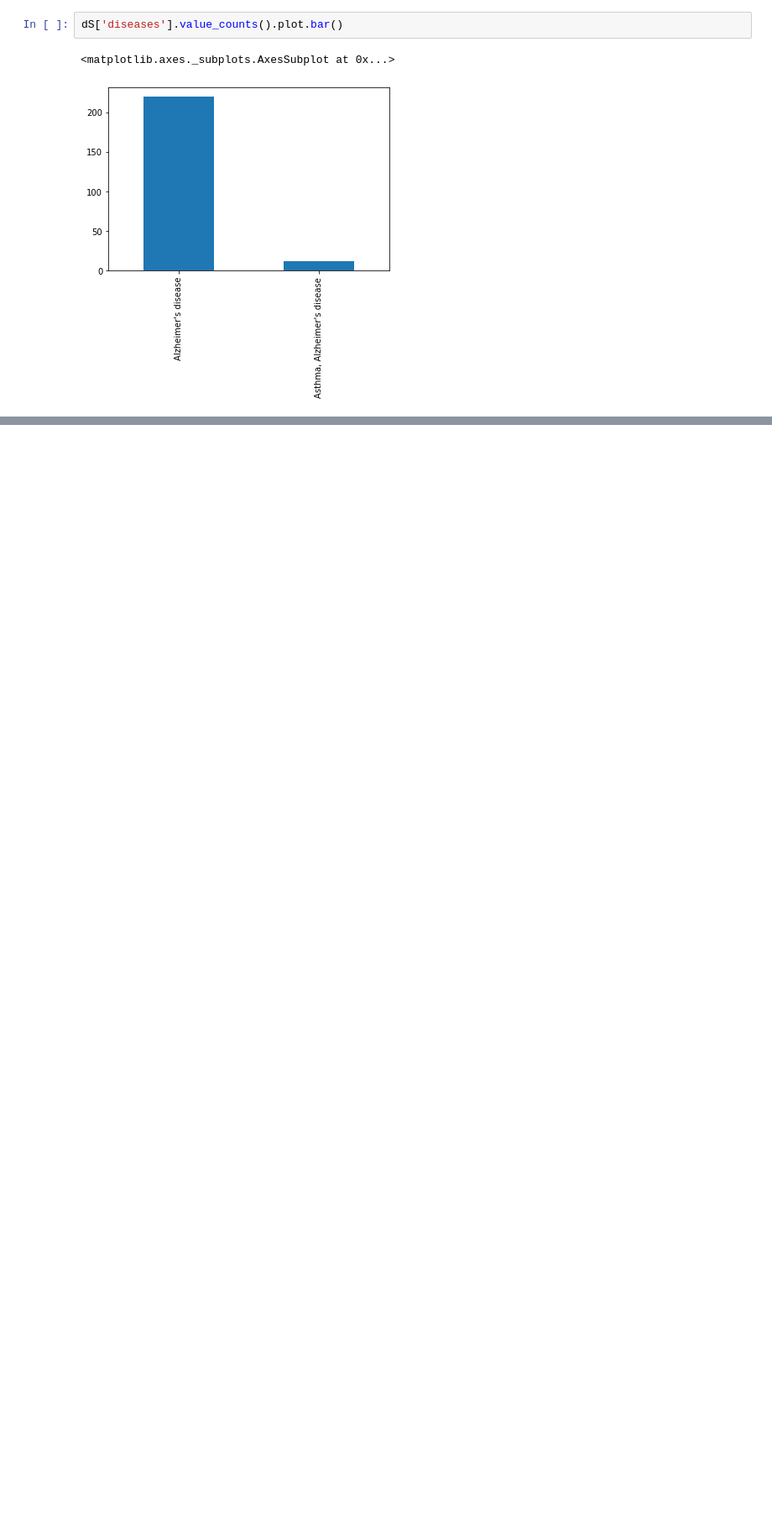
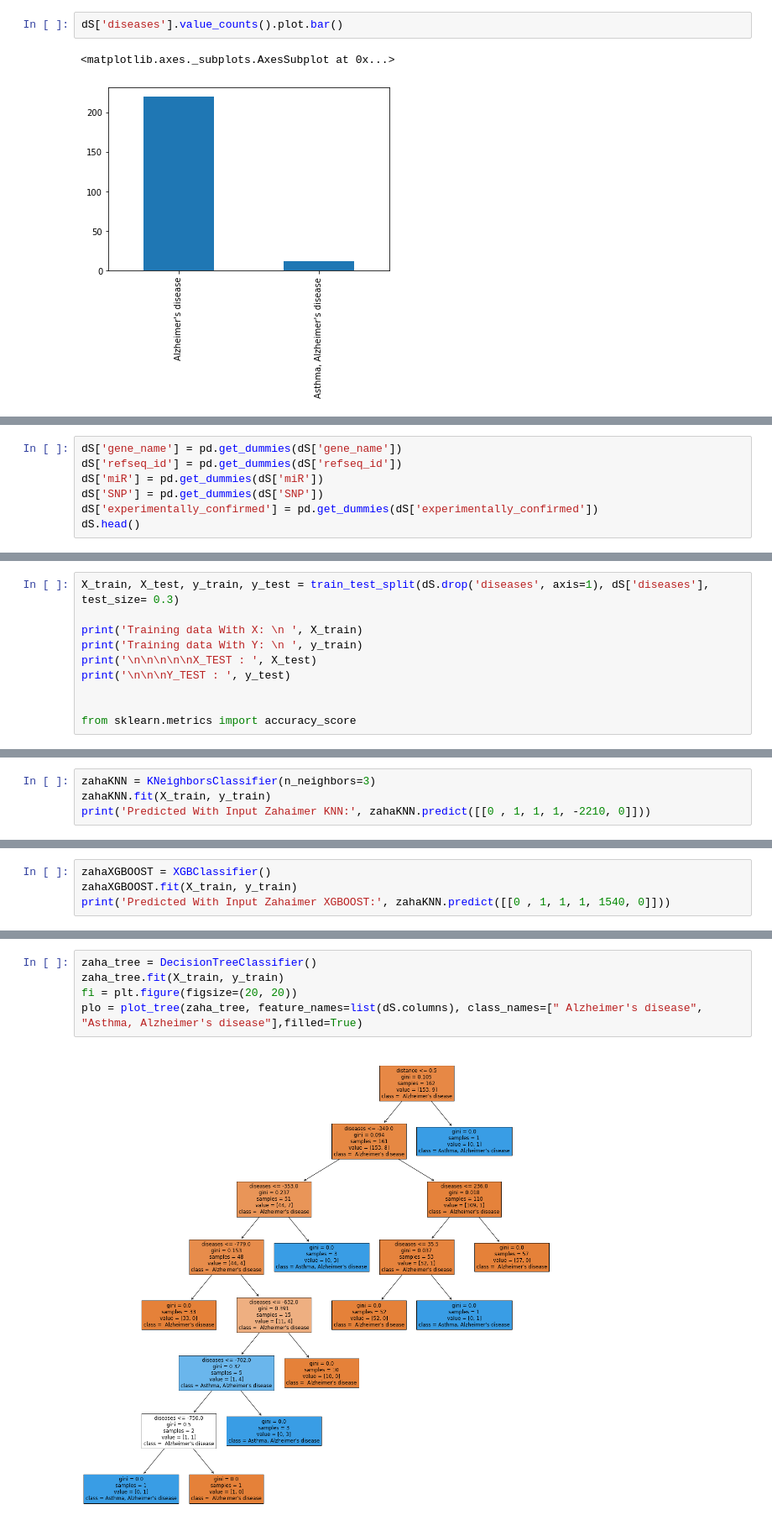
Before and after one commit to YoussifAssem/Genatac, a Jupyter notebook: E-Genetics/Genetics.ipynb, the cells around one changed output, grey strips where cells are left out. Shown at 84% size. Drawn from its saved outputs; the diff is of its cells as text; blank space fills up the shorter version.

```diff
--- a/E-Genetics/Genetics.ipynb
+++ b/E-Genetics/Genetics.ipynb
@@ -62,0 +55,7 @@ ValueError: ignored
+# %%
+dS['gene_name'] = pd.get_dummies(dS['gene_name'])
+dS['refseq_id'] = pd.get_dummies(dS['refseq_id'])
+dS['miR'] = pd.get_dummies(dS['miR'])
+dS['SNP'] = pd.get_dummies(dS['SNP'])
+dS['experimentally_confirmed'] = pd.get_dummies(dS['experimentally_confirmed'])
+dS.head()
@@ -62,0 +87,10 @@ ValueError: ignored
+# %%
+X_train, X_test, y_train, y_test = train_test_split(dS.drop('diseases', axis=1), dS['diseases'], test_size= 0.3)
+
+print('Training data With X: \n ', X_train)
+print('Training data With Y: \n ', y_train)
+print('\n\n\n\n\nX_TEST : ', X_test)
+print('\n\n\nY_TEST : ', y_test)
+
+
+from sklearn.metrics import accuracy_score
@@ -62,0 +144,4 @@ ValueError: ignored
+# %%
+zahaKNN = KNeighborsClassifier(n_neighbors=3)
+zahaKNN.fit(X_train, y_train)
+print('Predicted With Input Zahaimer KNN:', zahaKNN.predict([[0 , 1, 1, 1, -2210, 0]]))
@@ -62,0 +161,4 @@ ValueError: ignored
+# %%
+zahaXGBOOST = XGBClassifier()
+zahaXGBOOST.fit(X_train, y_train)
+print('Predicted With Input Zahaimer XGBOOST:', zahaKNN.predict([[0 , 1, 1, 1, 1540, 0]]))
@@ -62,0 +179,7 @@ ValueError: ignored
+# %%
+zaha_tree = DecisionTreeClassifier()
+zaha_tree.fit(X_train, y_train)
+fi = plt.figure(figsize=(20, 20))
+plo = plot_tree(zaha_tree, feature_names=list(dS.columns), class_names=[" Alzheimer's disease", "Asthma, Alzheimer's disease"],filled=True)
+# %% [output]
+[figure, added]
```
Also changed, not shown: parts of 41 cells of this notebook.
